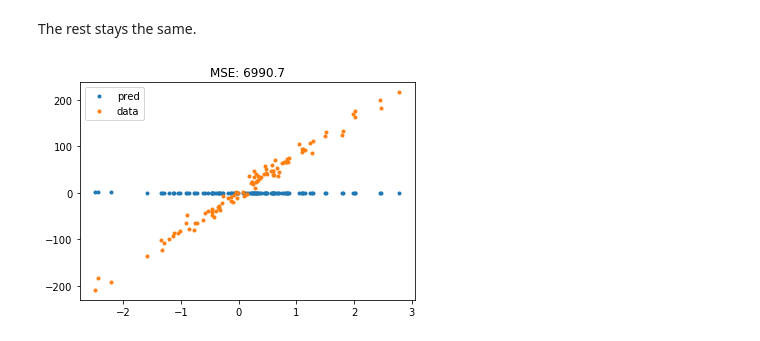
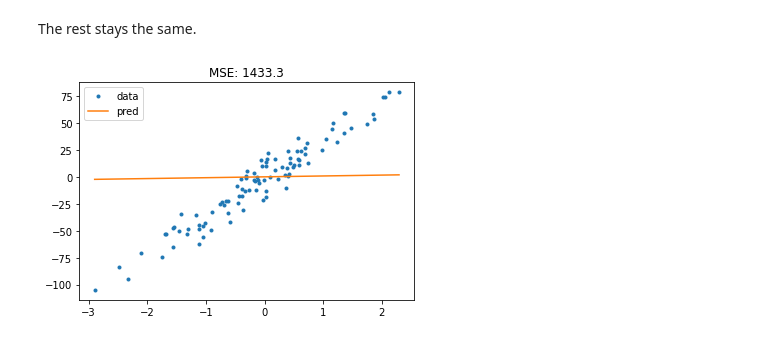
Before and after one commit to sotte/pytorch_tutorial, a Jupyter notebook: notebooks/machine_learning_101.ipynb, the cells around one changed output. Cells and saved outputs as stored; diff of their text form; code cells hidden in the pictures.

```diff
--- a/notebooks/machine_learning_101.ipynb
+++ b/notebooks/machine_learning_101.ipynb
@@ -102,6 +104,9 @@ X, y = make_regression(
     noise=10,
 )
 
+dom_np = np.linspace(X.min(), X.max(), 20)
+dom = torch.from_numpy(dom_np).unsqueeze(-1).float()
+
 fix, ax = plt.subplots()
 ax.plot(X, y, ".")
 # %% [output]
@@ -110,3 +115,4 @@ ax.plot(X, y, ".")
 # %%
 X = torch.from_numpy(X).float()
-y = torch.from_numpy(y.reshape((n_samples, n_features))).float()
+y = torch.from_numpy(y).float().unsqueeze(-1)
+X.shape, y.shape
@@ -124,7 +132,7 @@ class LinReg(nn.Module):
 
 model = LinReg(n_features)
 # %%
-criterion = nn.MSELoss()
+loss_fn = nn.MSELoss()
 # %%
 from torch import optim
 
@@ -189,24 +197,25 @@ The rest stays the same.
 # %%
 # Train step
 model.train()
 optimizer.zero_grad()
 
 y_ = model(X)
-loss = criterion(y_, y)
 
+loss = loss_fn(y_, y)
 loss.backward()
 optimizer.step()
 
 # Eval
 model.eval()
 with torch.no_grad():
-    y_ = model(X)
+    y_ = model(dom)
+
 
 # Vis
 fig, ax = plt.subplots()
-ax.plot(X.cpu().numpy(), y_.cpu().numpy(), ".", label="pred")
 ax.plot(X.cpu().numpy(), y.cpu().numpy(), ".", label="data")
-ax.set_title(f"MSE: {loss.item():0.1f}")
+ax.plot(dom_np, y_.cpu().numpy(), "-", label="pred")
+ax.set_title(f"MSE: {loss.cpu().item():0.1f}")
 ax.legend();
 # %% [output]
-[figure, old version]
+[figure, new version]
```
Also changed, not shown: parts of 13 cells of this notebook, 10 other files.
